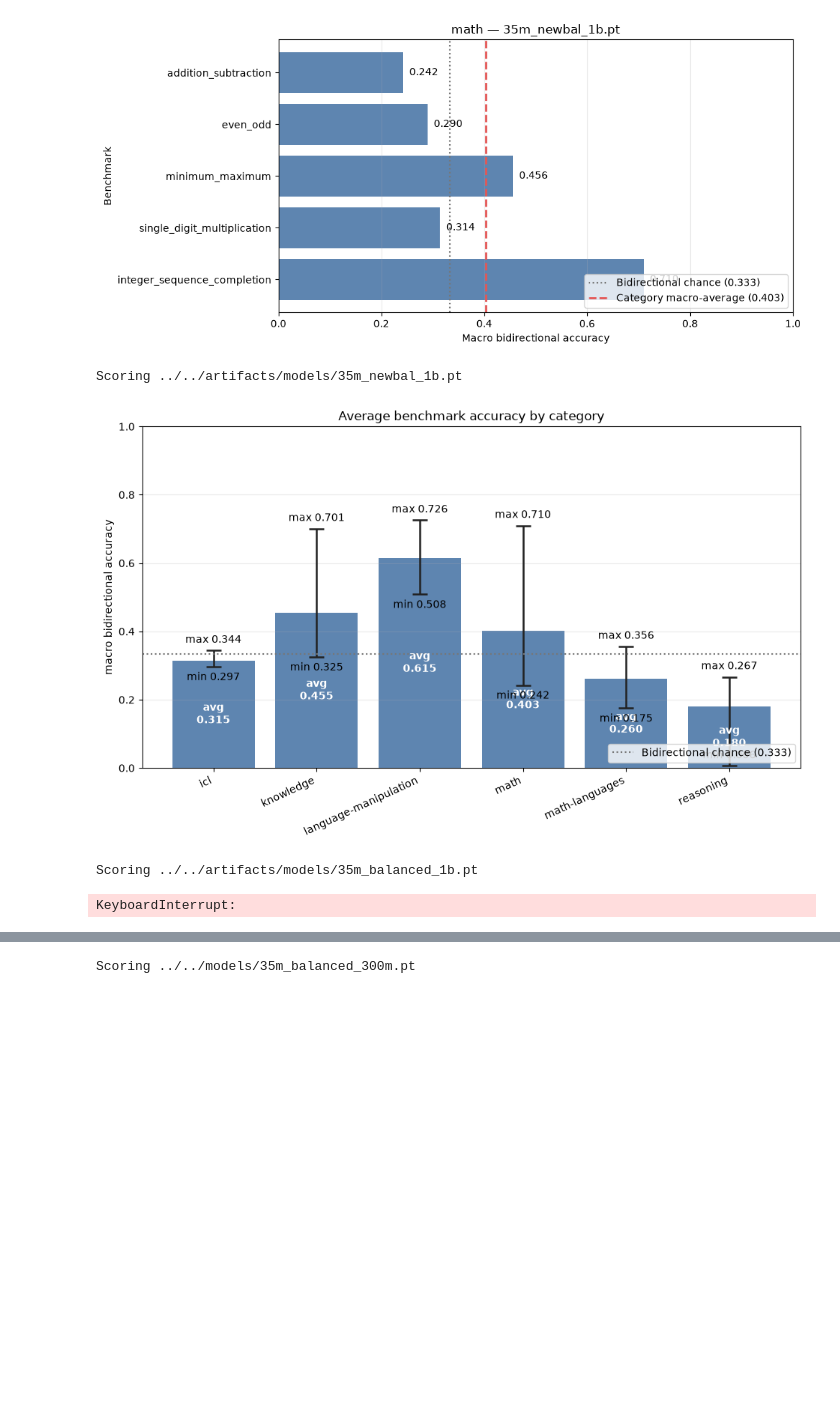
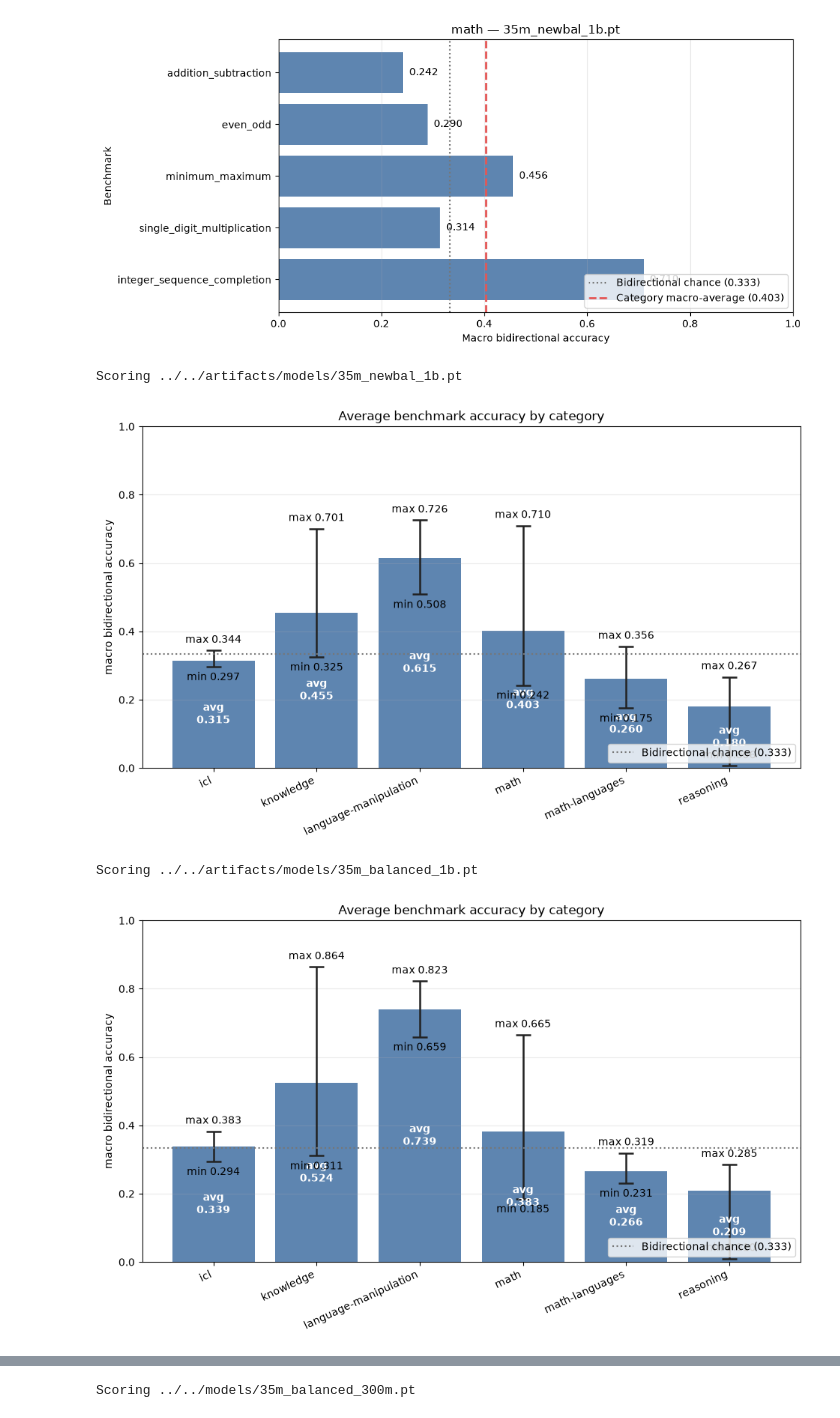
Before and after one commit to SamueleTondelli/pavullmo, a Jupyter notebook: src/evaluation/evaluate_pretrain.ipynb, the cells around one changed output, grey strips where cells are left out. Cells and saved outputs as stored; diff of their text form; code cells hidden in the pictures; blank space fills up the shorter version.

```diff
--- a/src/evaluation/evaluate_pretrain.ipynb
+++ b/src/evaluation/evaluate_pretrain.ipynb
@@ -533,15 +520,15 @@ def score_all_categories(model_checkpoint: Path, tokenizer: Path, benches: dict[
         )
     _ = plot_category_averages(cat_results)
 # %%
-models_toks = [(MODEL_CHECKPOINT, TOKENIZER), ("../../artifacts/models/35m_balanced_1b.pt", "../../artifacts/tokenizers/production_16k/tokenizer.model"), ("../../artifacts/models/35m_16k_muon_4b.pt", "../../artifacts/tokenizers/16k/tokenizer.model")]
+models_toks = [(MODEL_CHECKPOINT, TOKENIZER), ("../../artifacts/models/35m_balanced_1b.pt", "../../artifacts/tokenizers/production_16k/tokenizer.model")]
 
 for m, t in models_toks:
     score_all_categories(m, t, benchmarks)
 # %% [output]
 Scoring ../../artifacts/models/35m_newbal_1b.pt
 [figure]
 Scoring ../../artifacts/models/35m_balanced_1b.pt
-KeyboardInterrupt:
+[figure, added]
 # %%
 def compare_category_models(models: list[tuple[str, str]], benches: dict[str, list[Path]], category: str):
     results = []
```
Also changed, not shown: parts of 6 cells of this notebook, 7 other files.
